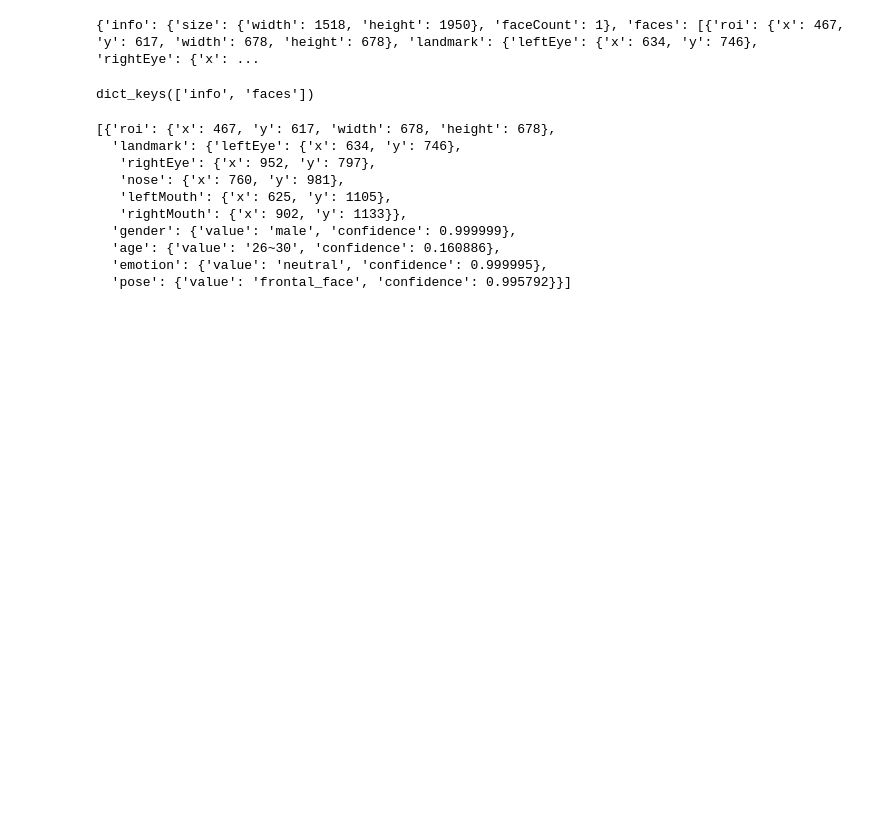
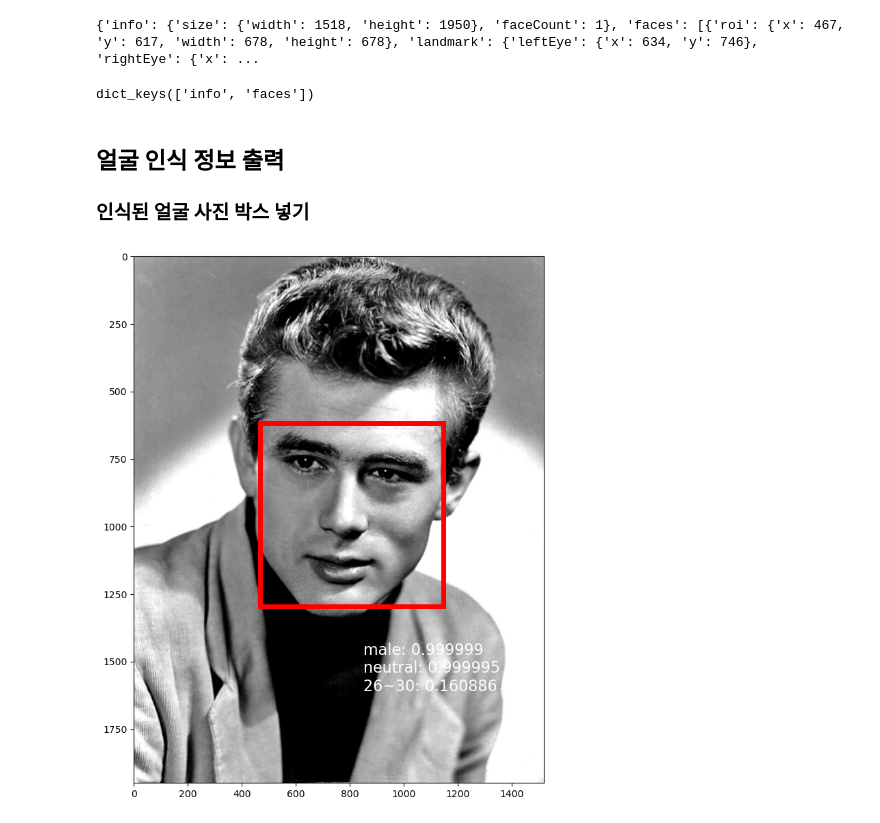
Before and after one commit to pshho/anaconda, a Jupyter notebook: green_data/naver_api_face.ipynb, the cells around one changed output. Saved outputs shown, nothing was run; the diff lists cells and outputs as text; code cells hidden in the pictures; blank space fills up the shorter version.

```diff
--- a/green_data/naver_api_face.ipynb
+++ b/green_data/naver_api_face.ipynb
@@ -118,15 +141,43 @@ detect_result.keys()
 # %% [output]
 dict_keys(['info', 'faces'])
-# %%
-detect_result['faces']
-# %% [output]
-[{'roi': {'x': 467, 'y': 617, 'width': 678, 'height': 678},
-  'landmark': {'leftEye': {'x': 634, 'y': 746},
-   'rightEye': {'x': 952, 'y': 797},
-   'nose': {'x': 760, 'y': 981},
-   'leftMouth': {'x': 625, 'y': 1105},
-   'rightMouth': {'x': 902, 'y': 1133}},
-  'gender': {'value': 'male', 'confidence': 0.999999},
-  'age': {'value': '26~30', 'confidence': 0.160886},
-  'emotion': {'value': 'neutral', 'confidence': 0.999995},
-  'pose': {'value': 'frontal_face', 'confidence': 0.995792}}]
+# %% [markdown]
+## 얼굴 인식 정보 출력
+### 인식된 얼굴 사진 박스 넣기
+# %%
+import matplotlib.pyplot as plt
+import matplotlib.image as mpimg
+import matplotlib.patches as patches
+import os
+import sys
+import requests
+import json
+
+client_id = "Gr3DZKpSitjNw83linRK"
+client_secret = "CM1z5bCrQ6"
+url = "https://openapi.naver.com/v1/vision/face" # 얼굴인식
+files = {'image': open('./datas/face_detection1.jpg', 'rb')}
+headers = {'X-Naver-Client-Id': client_id, 'X-Naver-Client-Secret': client_secret }
+# post()로 보내기
+response = requests.post(url, files=files, headers=headers)
+rescode = response.status_code
+detect_result = json.loads(response.text)
+
+# values()로 값을 받고 값을 변수에 대입
+x, y, w, h = detect_result['faces'][0]['roi'].values()
+gender, gen_confidence = detect_result['faces'][0]['gender'].values()
+emotion, emo_confidence = detect_result['faces'][0]['emotion'].values()
+age, age_confidence = detect_result['faces'][0]['age'].values()
+annotation = f"{gender}: {gen_confidence}\n{emotion}: {emo_confidence}\n{age}: {age_confidence}"
+
+img = mpimg.imread("./datas/face_detection1.jpg")
+fig, ax = plt.subplots(figsize=(10, 10))
+ax.imshow(img)
+# 얼굴인식 박스 그리기(linewidth는 선굵기, edgecolor는 테두리색, facecolor는 배경색(채움색))
+rect_face = patches.Rectangle((x, y), w, h, linewidth=5, edgecolor='red', facecolor='none')
+ax.add_patch(rect_face)
+# plt.text()는 사진에 글자를 입력하는 함수
+plt.text(850, 1600, annotation, wrap=True, color='white', fontsize='16')
+
+plt.show()
+# %% [output]
+[figure, added]
```
Also changed, not shown: parts of 2 cells of this notebook, 2 other files.
